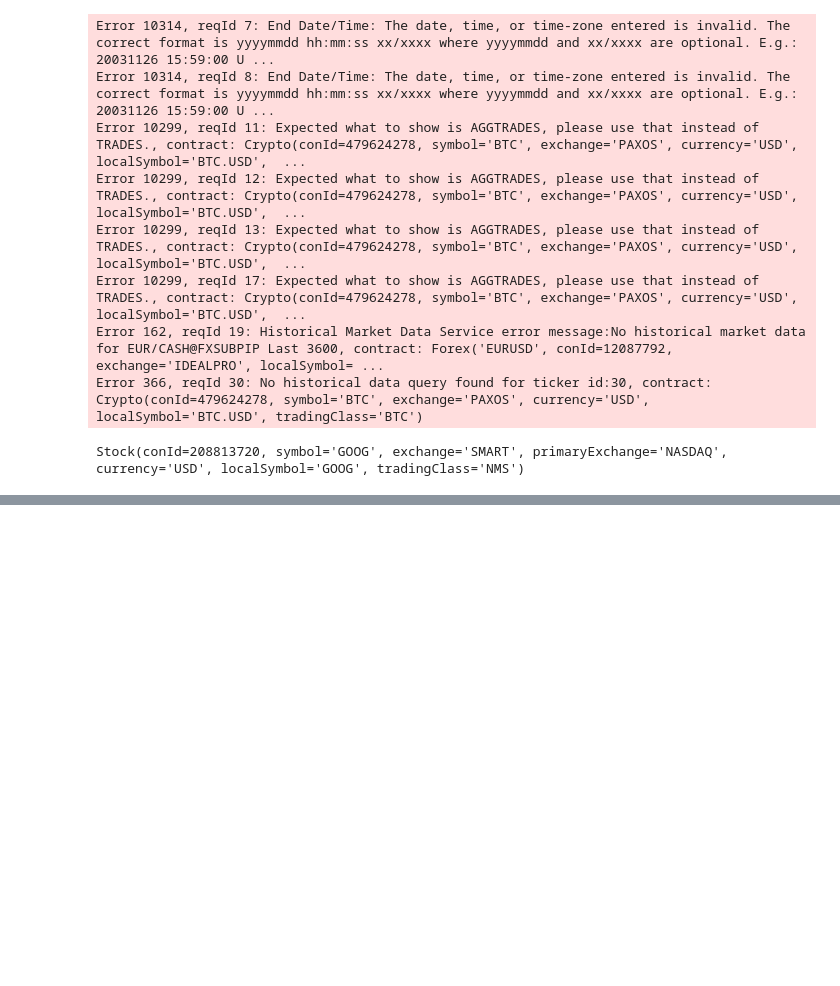
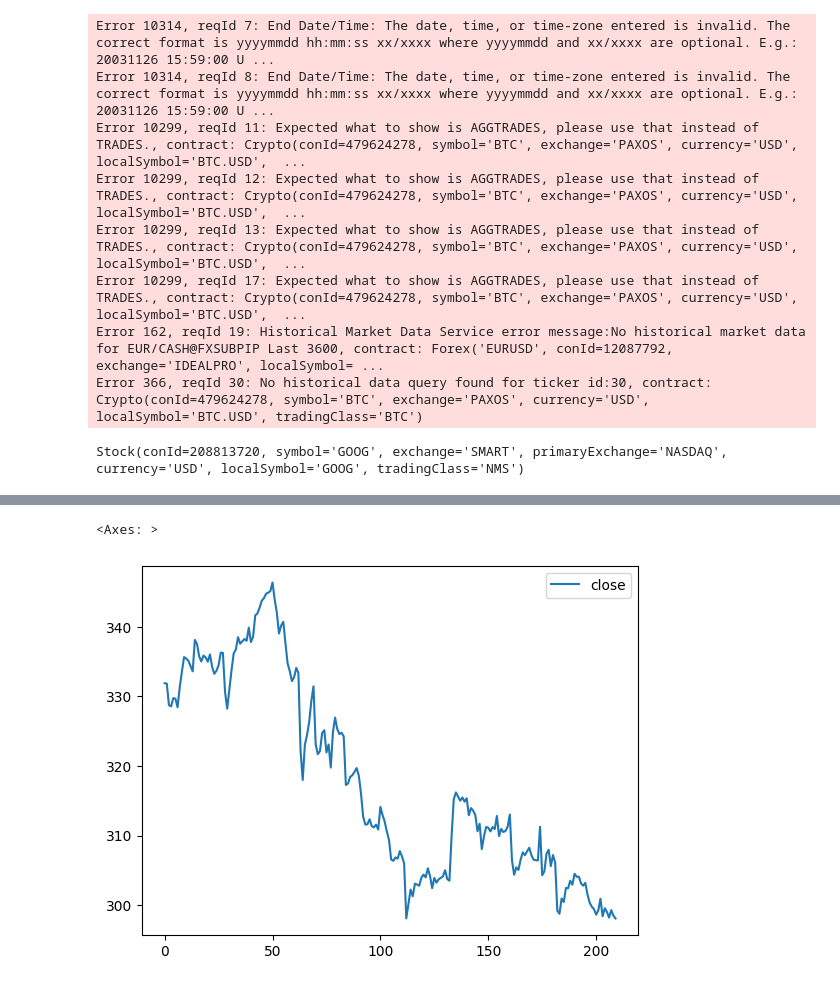
Before and after one commit to sunilsala88/batch35, a Jupyter notebook: 18_ibk_broker_api/history1.ipynb, the cells around one changed output, grey strips where cells are left out. Cells and saved outputs as stored; diff of their text form; code cells hidden in the pictures; blank space fills up the shorter version.

```diff
--- a/18_ibk_broker_api/history1.ipynb
+++ b/18_ibk_broker_api/history1.ipynb
@@ -76,0 +77,5 @@ df
+# %%
+df.plot(y='close')
+# %% [output]
+<Axes: >
+[figure, added]
```
Also changed, not shown: parts of 5 cells of this notebook.
